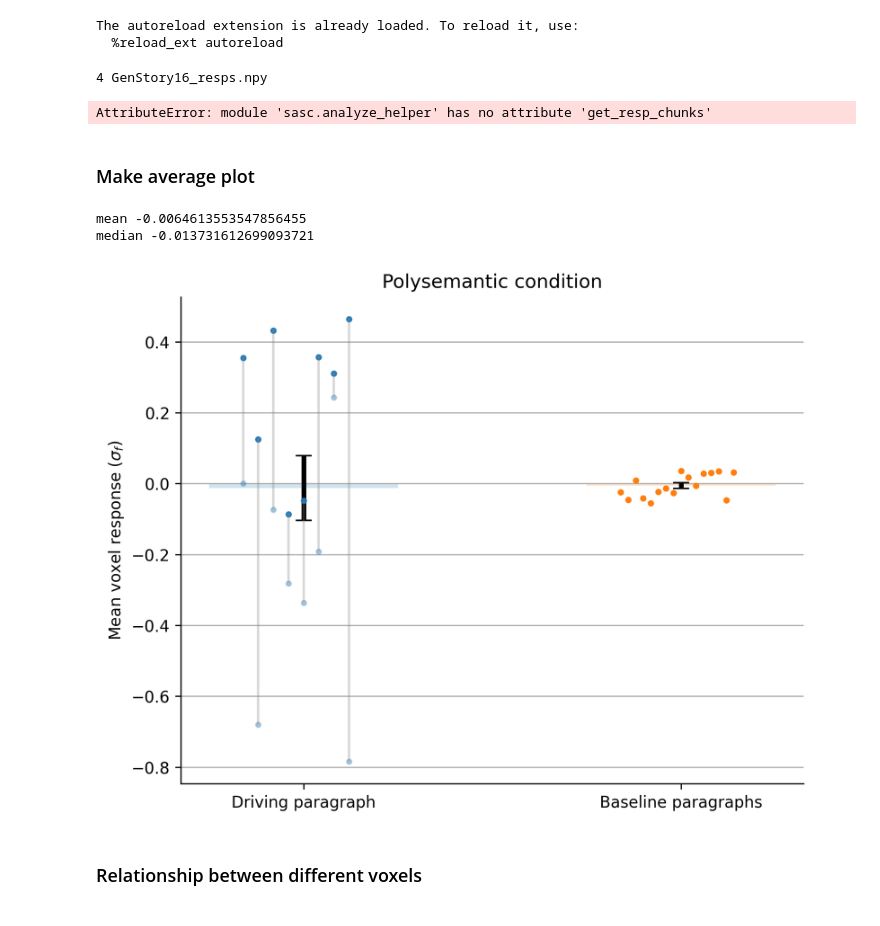
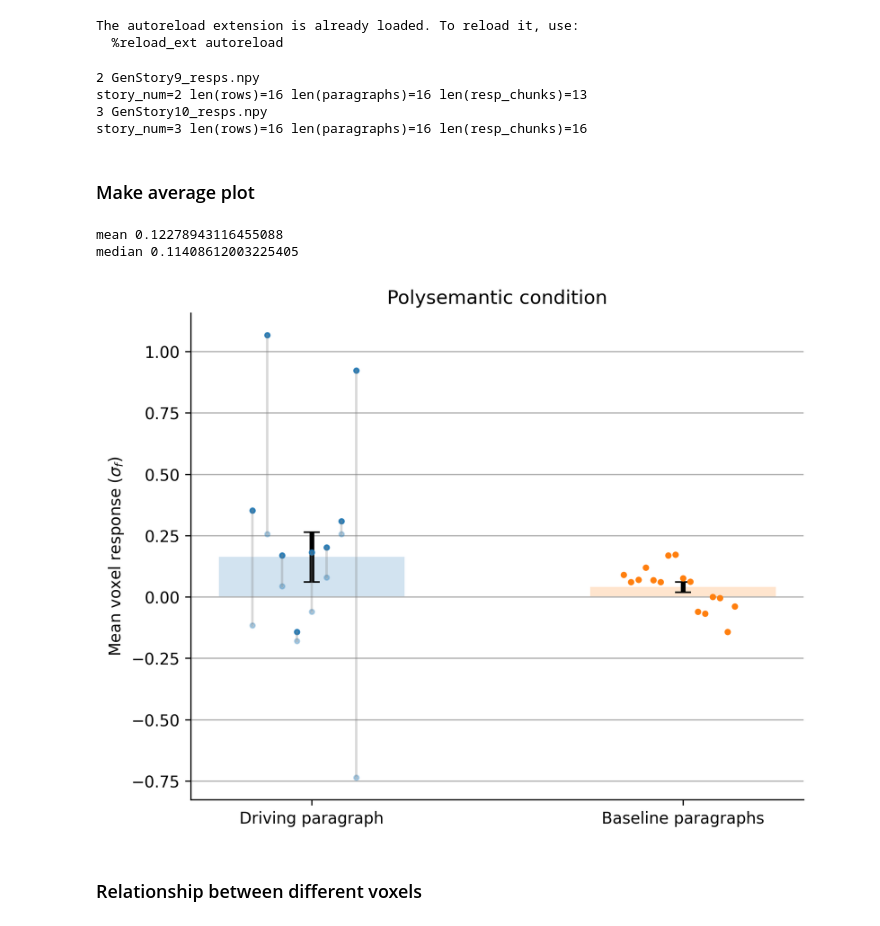
Before and after one commit to microsoft/automated-explanations, a Jupyter notebook: notebooks_stories/2_analyze_pilot/02_polysemantic.ipynb, the cells around one changed output. Cells and saved outputs as stored; diff of their text form; code cells hidden in the pictures.

```diff
--- a/notebooks_stories/2_analyze_pilot/02_polysemantic.ipynb
+++ b/notebooks_stories/2_analyze_pilot/02_polysemantic.ipynb
@@ -26,7 +26,7 @@ dvu.set_style()
 The autoreload extension is already loaded. To reload it, use:
   %reload_ext autoreload
 # %%
-pilot_name = 'pilot3_story_data.pkl'
+pilot_name = 'pilot2_story_data.pkl'
 
 stories_data_dict = joblib.load(
     join(sasc.config.RESULTS_DIR, pilot_name))
@@ -68,7 +68,7 @@ for use_clusters in [False]:
         #     "doubled",
         #     resp_story.shape[1] * 2,
         # )
-        resp_chunks = analyze_helper.get_resp_chunks(
+        resp_chunks = analyze_helper.get_resps_for_paragraphs(
             timing, paragraphs, resp_story, offset=2
         )
 
@@ -119,8 +119,10 @@ for use_clusters in [False, True]:
     )  # (num_stories, num_voxels, num_paragraphs)
     m[use_clusters] = np.nanmean(mats[use_clusters], axis=0)
 # %% [output]
-4 GenStory16_resps.npy
+2 GenStory9_resps.npy
+story_num=2 len(rows)=16 len(paragraphs)=16 len(resp_chunks)=13
+3 GenStory10_resps.npy
+story_num=3 len(rows)=16 len(paragraphs)=16 len(resp_chunks)=16
-AttributeError: module 'sasc.analyze_helper' has no attribute 'get_resp_chunks'
 # %% [markdown]
 ### Make average plot
 # %%
@@ -142,37 +144,38 @@ x = np.arange(n) - n / 2
 plt.bar(1, diag_mean, width=0.5, label='Diagonal', alpha=0.2, color='C0')
 plt.errorbar(1, diag_mean, yerr=np.nanstd(diag_means) / np.sqrt(len(diag_means)),
              fmt='.', label='Diagonal', ms=0, color='black', elinewidth=3, capsize=5, lw=1)
 # plt.plot(1 + x/50, diag_means, '.', color='C0', alpha=0.5)
 for i in range(0, len(diag_means), 2):
     bigger = max(diag_means[i], diag_means[i + 1])
     smaller = min(diag_means[i], diag_means[i + 1])
     plt.plot(1 + (i-n/2)/50, bigger, '.', color='C0', alpha=0.9)
     plt.plot(1 + (i-n/2)/50, smaller, '.', color='C0', alpha=0.3)
     # draw line between the 2 points
     plt.plot([1 + (i-n/2)/50, 1 + (i-n/2)/50],
              [bigger, smaller], color='gray', alpha=0.3)
 
 
 plt.bar(2, off_diag_mean, width=0.5,
         label='Off-diagonal', alpha=0.2, color='C1')
 plt.errorbar(2, off_diag_mean, yerr=np.nanstd(off_diag_means) / np.sqrt(len(off_diag_means)),
              fmt='.', label='Diagonal', ms=0, color='black', elinewidth=3, capsize=5)
 plt.plot(2 + x/50, off_diag_means, '.', color='C1')
 
 plt.xticks([1, 2], ['Driving paragraph', 'Baseline paragraphs'])
 plt.ylabel('Mean voxel response ($\sigma_f$)')
 plt.grid(axis='y')
 
 plt.tight_layout()
 print('mean', diag_mean - off_diag_mean)
 print('median', np.nanmedian(diag_means) - np.nanmedian(off_diag_means))
 plt.title('Polysemantic condition')
 # plt.title(f'use_clusters={use_clusters}')
-plt.savefig(join(RESULTS_DIR, 'pilot_means.pdf'))
+plt.savefig(join(RESULTS_DIR, 'figs/main',
+            pilot_name[:pilot_name.index('_')] + '_poly_means.pdf'))
 # %% [output]
-mean -0.0064613553547856455
-median -0.013731612699093721
+mean 0.12278943116455088
+median 0.11408612003225405
-[figure, old version]
+[figure, new version]
 # %% [markdown]
 ### Relationship between different voxels
 # %%
```
Also changed, not shown: parts of 3 cells of this notebook, 7 other files.
